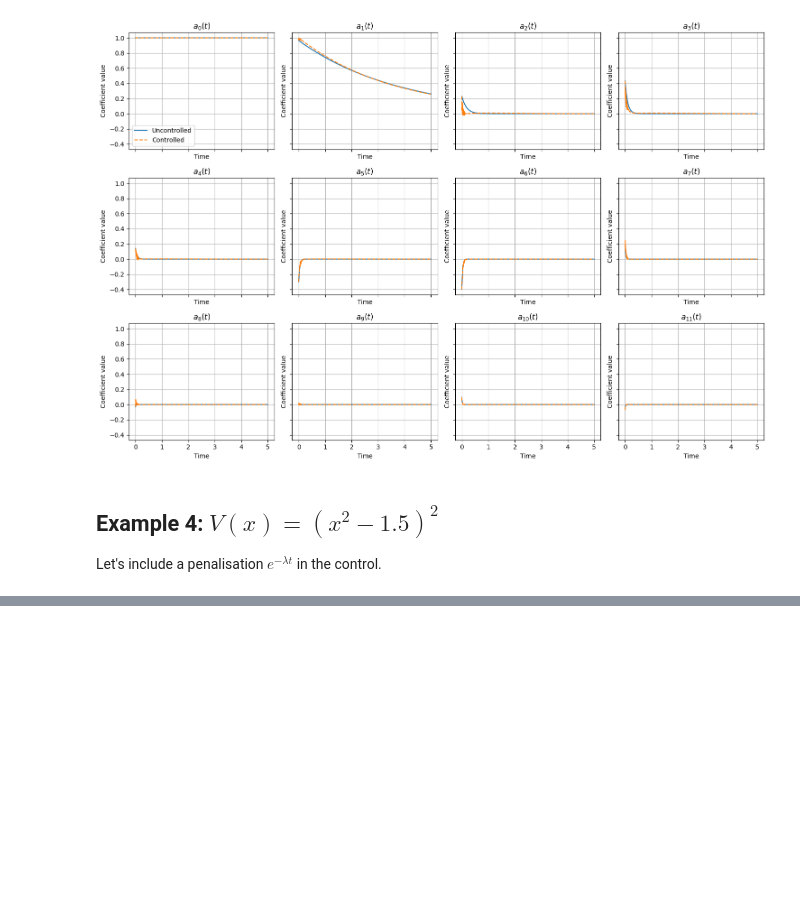
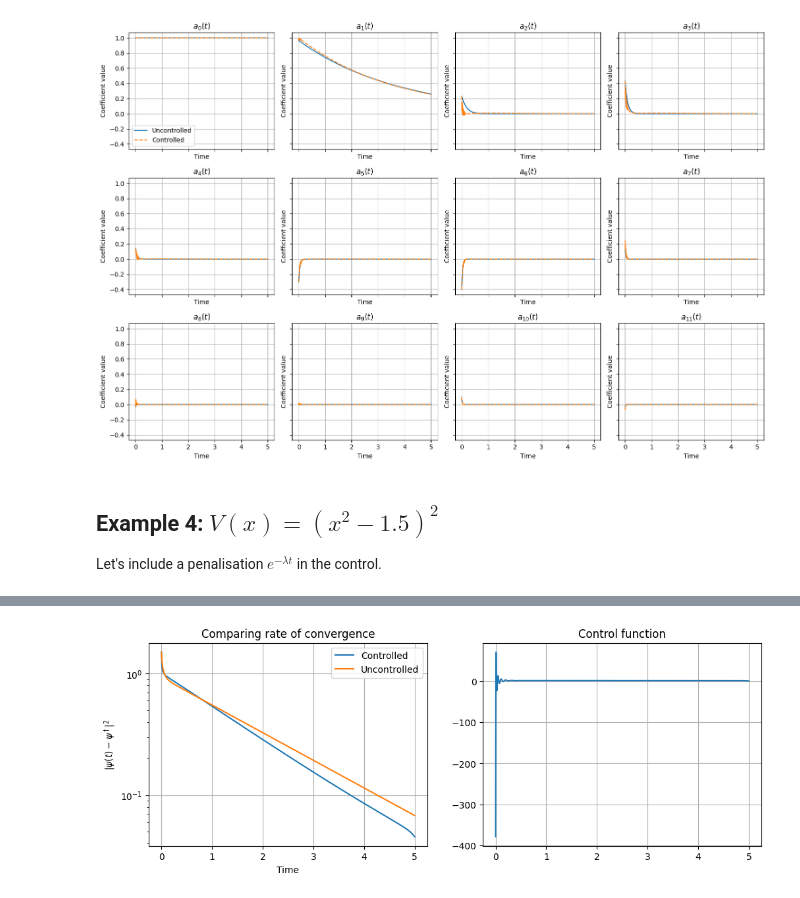
Before and after one commit to lucasmoschen/spectral-fp-opt-control, a Jupyter notebook: notebooks/optimal_control_problem.ipynb, the cells around one changed output, grey strips where cells are left out. Cells and saved outputs as stored; diff of their text form; code cells hidden in the pictures; blank space fills up the shorter version.

```diff
--- a/notebooks/optimal_control_problem.ipynb
+++ b/notebooks/optimal_control_problem.ipynb
@@ -418,0 +485,22 @@ Let's include a penalisation $e^{-\lambda t}$ in the control.
+# %%
+diff_control = np.trapezoid((result_control['psi'] - solver.rho_infty(solver.x)**(1/2))**2, x=solver.x, axis=1)
+diff_nocontrol = np.trapezoid((result['psi'] - solver.rho_infty(solver.x)**(1/2))**2, x=solver.x, axis=1)
+
+fig, ax = plt.subplots(1, 2, figsize=(12, 4))
+ax[0].plot(result_control['time'], diff_control, label='Controlled')
+ax[0].plot(result['time'], diff_nocontrol, label='Uncontrolled')
+
+ax[0].set_xlabel('Time')
+ax[0].set_ylabel(r'$|\psi(t) - \psi^\dagger|^2$')
+ax[0].set_title('Comparing rate of convergence')
+ax[0].legend()
+ax[0].grid(True)
+ax[0].set_yscale('log')
+
+ax[1].plot(result_control['time'], result_control['u_vals'][:, 0])
+ax[1].grid(True)
+ax[1].set_title("Control function")
+
+plt.show()
+# %% [output]
+[figure, added]
```
Also changed, not shown: parts of 14 cells of this notebook, 1 other file.
